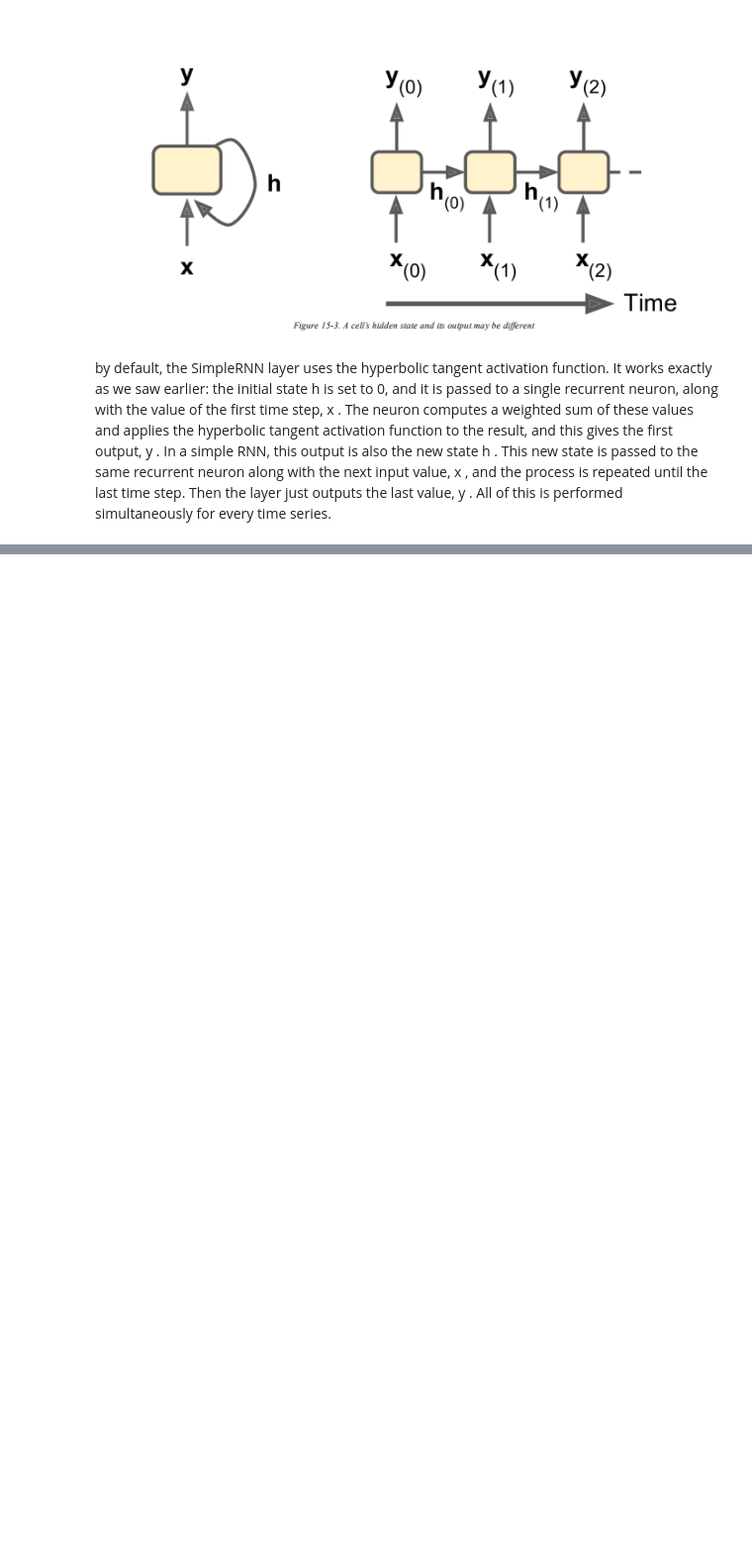
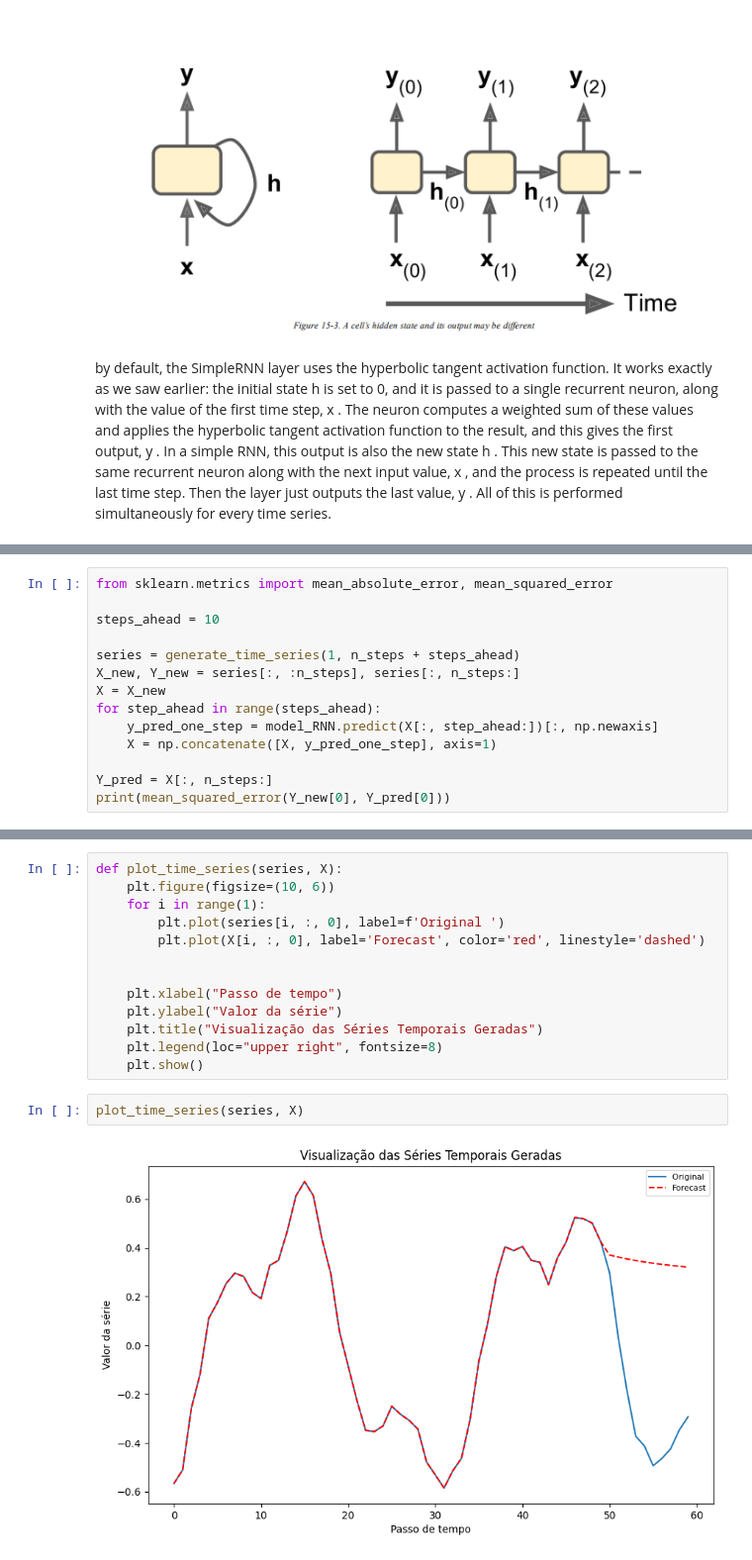
Before and after one commit to sarahmss/IC-2025.1, a Jupyter notebook: HOML/15-7/TimeSeries.ipynb, the cells around one changed output, grey strips where cells are left out. Shown at 99% size. Saved outputs shown, nothing was run; the diff lists cells and outputs as text; blank space fills up the shorter version.

Commit message:
forecasting 10 steps ahead

```diff
--- a/HOML/15-7/TimeSeries.ipynb
+++ b/HOML/15-7/TimeSeries.ipynb
@@ -170,0 +180,14 @@ Validation MSE: 0.0028
+# %%
+from sklearn.metrics import mean_absolute_error, mean_squared_error
+
+steps_ahead = 10
+
+series = generate_time_series(1, n_steps + steps_ahead)
+X_new, Y_new = series[:, :n_steps], series[:, n_steps:]
+X = X_new
+for step_ahead in range(steps_ahead):
+    y_pred_one_step = model_RNN.predict(X[:, step_ahead:])[:, np.newaxis]
+    X = np.concatenate([X, y_pred_one_step], axis=1)
+
+Y_pred = X[:, n_steps:]
+print(mean_squared_error(Y_new[0], Y_pred[0]))
@@ -170,0 +206,17 @@ Validation MSE: 0.0028
+# %%
+def plot_time_series(series, X):
+    plt.figure(figsize=(10, 6))
+    for i in range(1):
+        plt.plot(series[i, :, 0], label=f'Original ')
+        plt.plot(X[i, :, 0], label='Forecast', color='red', linestyle='dashed')
+
+
+    plt.xlabel("Passo de tempo")
+    plt.ylabel("Valor da série")
+    plt.title("Visualização das Séries Temporais Geradas")
+    plt.legend(loc="upper right", fontsize=8)
+    plt.show()
+# %%
+plot_time_series(series, X)
+# %% [output]
+[figure, added]
```
Also changed, not shown: parts of 14 cells of this notebook.
